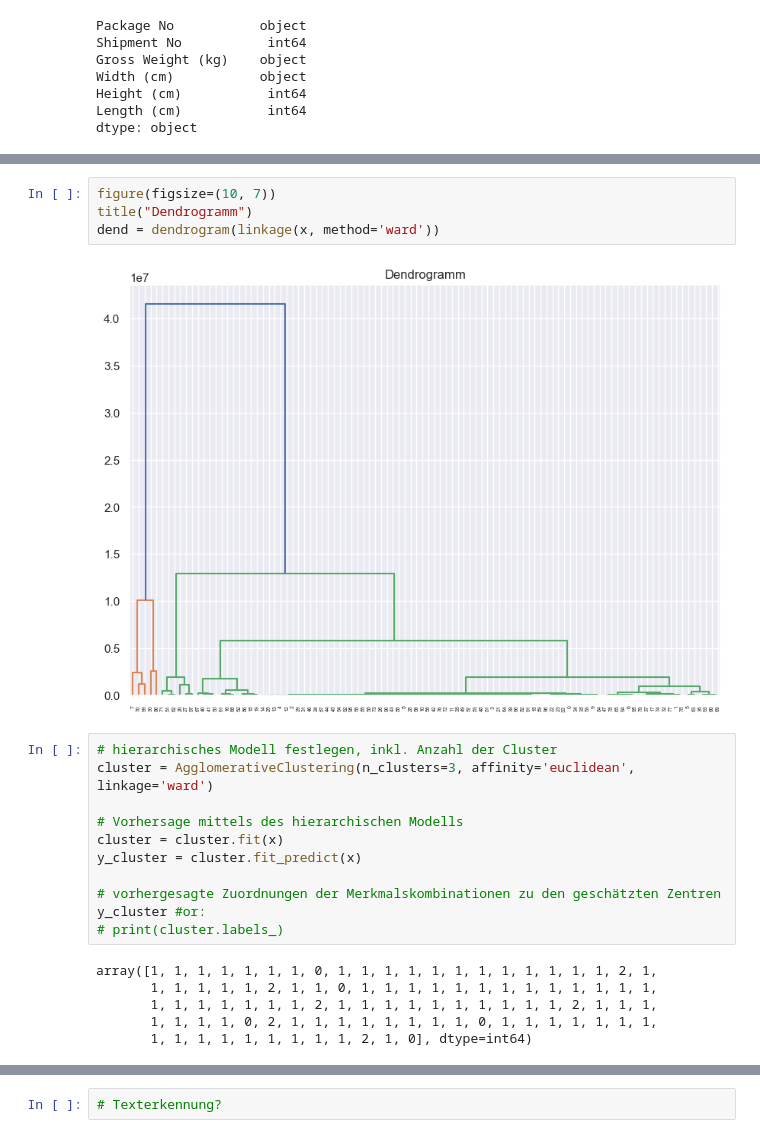
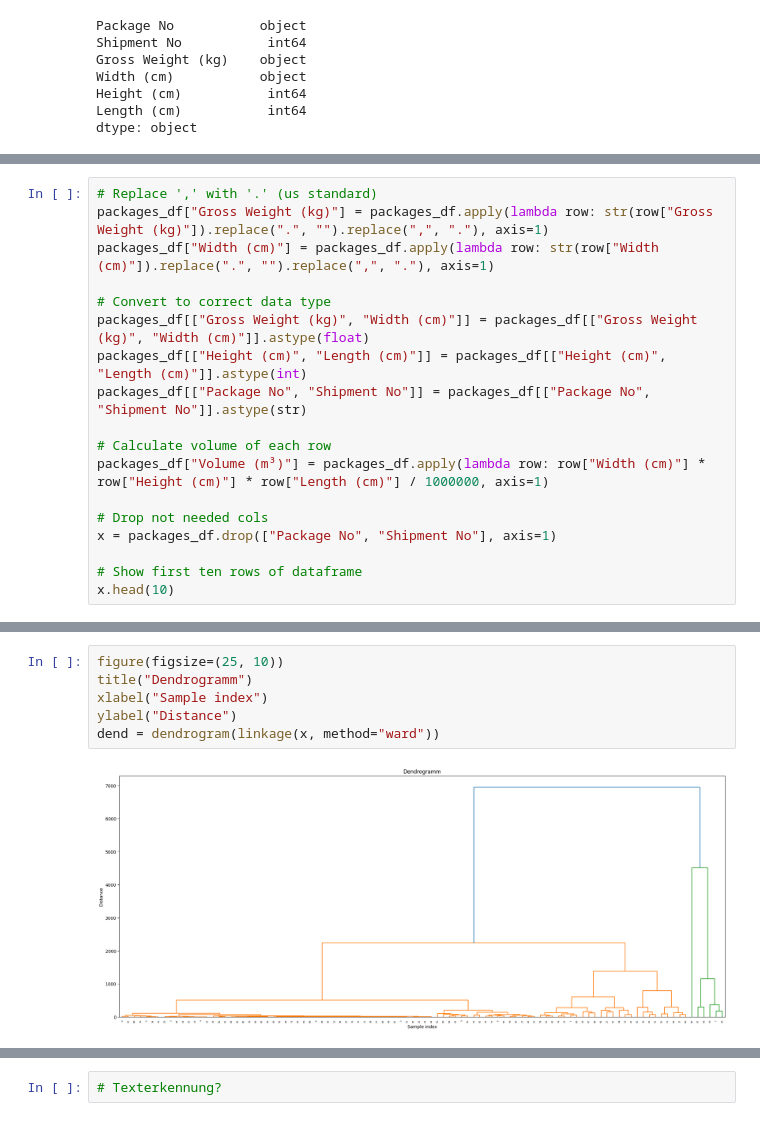
Before and after one commit to FrankCastlepancakes/ClusteringScikitLearn, a Jupyter notebook: notebook.ipynb, the cells around one changed output, grey strips where cells are left out. Drawn from its saved outputs; the diff is of its cells as text.

```diff
--- a/notebook.ipynb
+++ b/notebook.ipynb
@@ -66,0 +38,18 @@ x.head(10)
+# %%
+# Replace ',' with '.' (us standard)
+packages_df["Gross Weight (kg)"] = packages_df.apply(lambda row: str(row["Gross Weight (kg)"]).replace(".", "").replace(",", "."), axis=1)
+packages_df["Width (cm)"] = packages_df.apply(lambda row: str(row["Width (cm)"]).replace(".", "").replace(",", "."), axis=1)
+
+# Convert to correct data type
+packages_df[["Gross Weight (kg)", "Width (cm)"]] = packages_df[["Gross Weight (kg)", "Width (cm)"]].astype(float)
+packages_df[["Height (cm)", "Length (cm)"]] = packages_df[["Height (cm)", "Length (cm)"]].astype(int)
+packages_df[["Package No", "Shipment No"]] = packages_df[["Package No", "Shipment No"]].astype(str)
+
+# Calculate volume of each row
+packages_df["Volume (m³)"] = packages_df.apply(lambda row: row["Width (cm)"] * row["Height (cm)"] * row["Length (cm)"] / 1000000, axis=1)
+
+# Drop not needed cols
+x = packages_df.drop(["Package No", "Shipment No"], axis=1)
+
+# Show first ten rows of dataframe
+x.head(10)
@@ -76,23 +77,8 @@ Text(0, 0.5, 'Volume (cm³)')
 # %%
-figure(figsize=(10, 7))
+figure(figsize=(25, 10))
 title("Dendrogramm")
-dend = dendrogram(linkage(x, method='ward'))
+xlabel("Sample index")
+ylabel("Distance")
+dend = dendrogram(linkage(x, method="ward"))
 # %% [output]
-[figure, old version]
+[figure, new version]
-# %%
-# hierarchisches Modell festlegen, inkl. Anzahl der Cluster
-cluster = AgglomerativeClustering(n_clusters=3, affinity='euclidean', linkage='ward')
-
-# Vorhersage mittels des hierarchischen Modells
-cluster = cluster.fit(x)
-y_cluster = cluster.fit_predict(x)
-
-# vorhergesagte Zuordnungen der Merkmalskombinationen zu den geschätzten Zentren
-y_cluster #or:
-# print(cluster.labels_)
-# %% [output]
-array([1, 1, 1, 1, 1, 1, 1, 0, 1, 1, 1, 1, 1, 1, 1, 1, 1, 1, 1, 1, 2, 1,
-       1, 1, 1, 1, 1, 2, 1, 1, 0, 1, 1, 1, 1, 1, 1, 1, 1, 1, 1, 1, 1, 1,
-       1, 1, 1, 1, 1, 1, 1, 2, 1, 1, 1, 1, 1, 1, 1, 1, 1, 1, 2, 1, 1, 1,
-       1, 1, 1, 1, 0, 2, 1, 1, 1, 1, 1, 1, 1, 1, 0, 1, 1, 1, 1, 1, 1, 1,
-       1, 1, 1, 1, 1, 1, 1, 1, 1, 2, 1, 0], dtype=int64)
```
Also changed, not shown: parts of 10 cells of this notebook, 3 other files.
